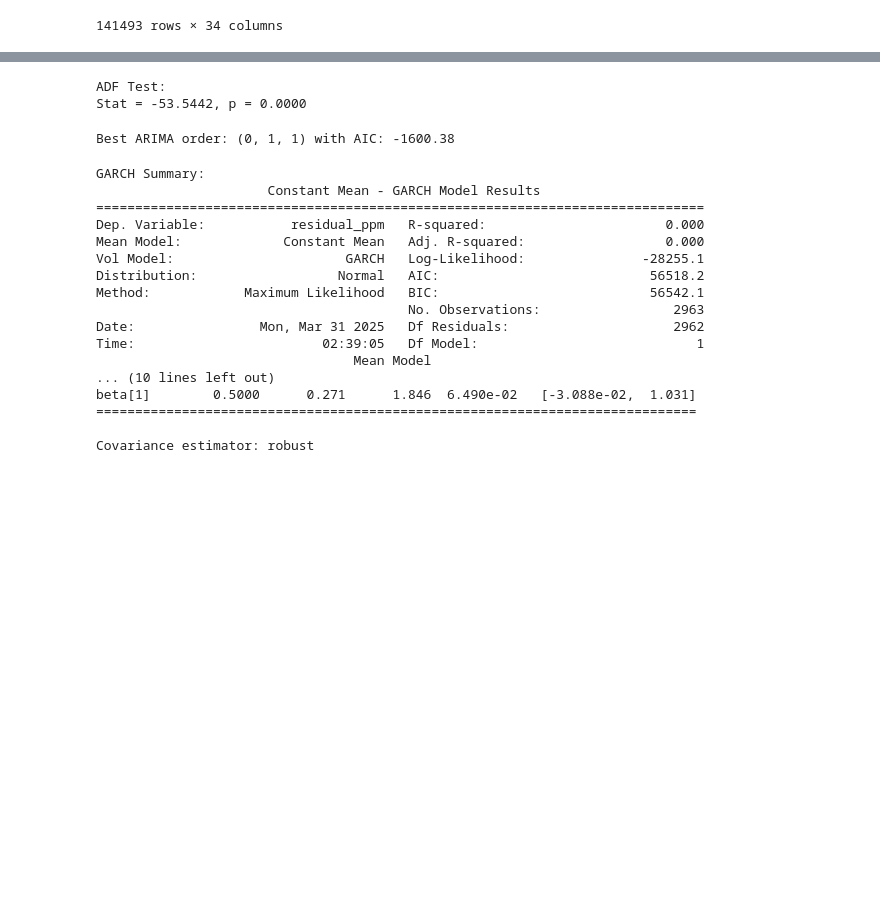
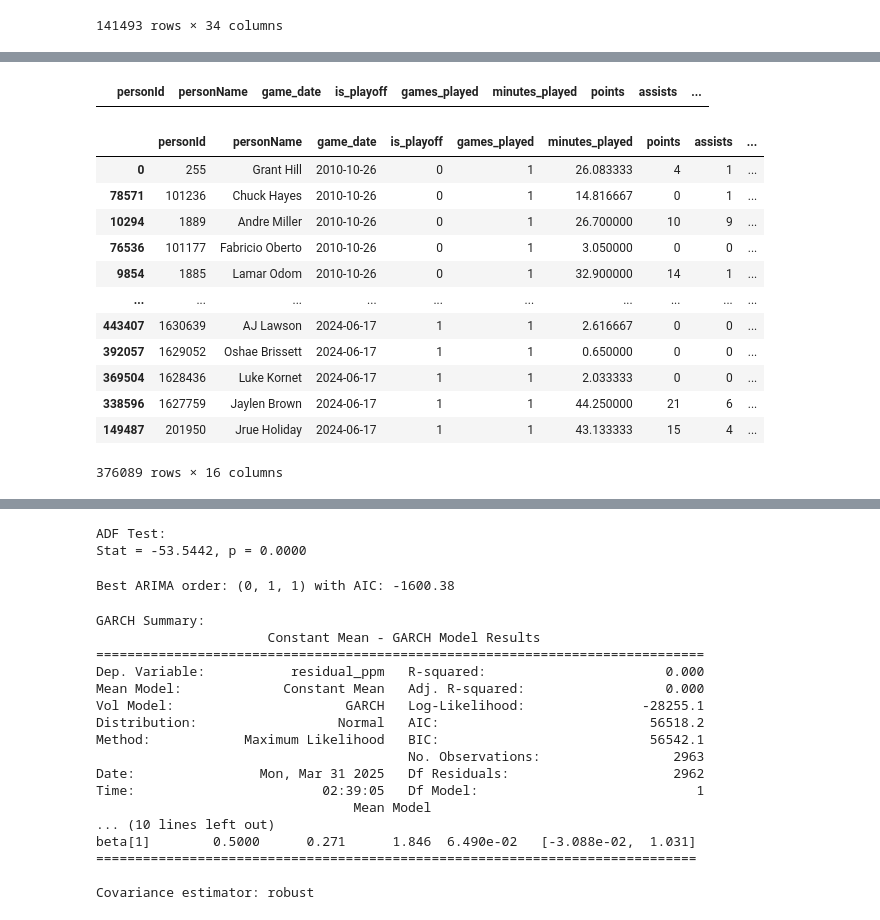
Before and after one commit to charlie-liuu/Econ423, a Jupyter notebook: nba.ipynb, the cells around one changed output, grey strips where cells are left out. Cells and saved outputs as stored; diff of their text form; code cells hidden in the pictures; blank space fills up the shorter version.

```diff
--- a/nba.ipynb
+++ b/nba.ipynb
@@ -111,0 +113,20 @@ agg
+# %%
+agg[agg.ppm.isna()]
+# %% [output]
+|  | personId | personName | game_date | is_playoff | games_played | minutes_played | points | assists | ... |
+# %%
+agg
+# %% [output]
+|  | personId | personName | game_date | is_playoff | games_played | minutes_played | points | assists | ... |
+| 0 | 255 | Grant Hill | 2010-10-26 | 0 | 1 | 26.083333 | 4 | 1 | ... |
+| 78571 | 101236 | Chuck Hayes | 2010-10-26 | 0 | 1 | 14.816667 | 0 | 1 | ... |
+| 10294 | 1889 | Andre Miller | 2010-10-26 | 0 | 1 | 26.700000 | 10 | 9 | ... |
+| 76536 | 101177 | Fabricio Oberto | 2010-10-26 | 0 | 1 | 3.050000 | 0 | 0 | ... |
+| 9854 | 1885 | Lamar Odom | 2010-10-26 | 0 | 1 | 32.900000 | 14 | 1 | ... |
+| ... | ... | ... | ... | ... | ... | ... | ... | ... | ... |
+| 443407 | 1630639 | AJ Lawson | 2024-06-17 | 1 | 1 | 2.616667 | 0 | 0 | ... |
+| 392057 | 1629052 | Oshae Brissett | 2024-06-17 | 1 | 1 | 0.650000 | 0 | 0 | ... |
+| 369504 | 1628436 | Luke Kornet | 2024-06-17 | 1 | 1 | 2.033333 | 0 | 0 | ... |
+| 338596 | 1627759 | Jaylen Brown | 2024-06-17 | 1 | 1 | 44.250000 | 21 | 6 | ... |
+| 149487 | 201950 | Jrue Holiday | 2024-06-17 | 1 | 1 | 43.133333 | 15 | 4 | ... |
+376089 rows × 16 columns
```
Also changed, not shown: parts of 20 cells of this notebook.
